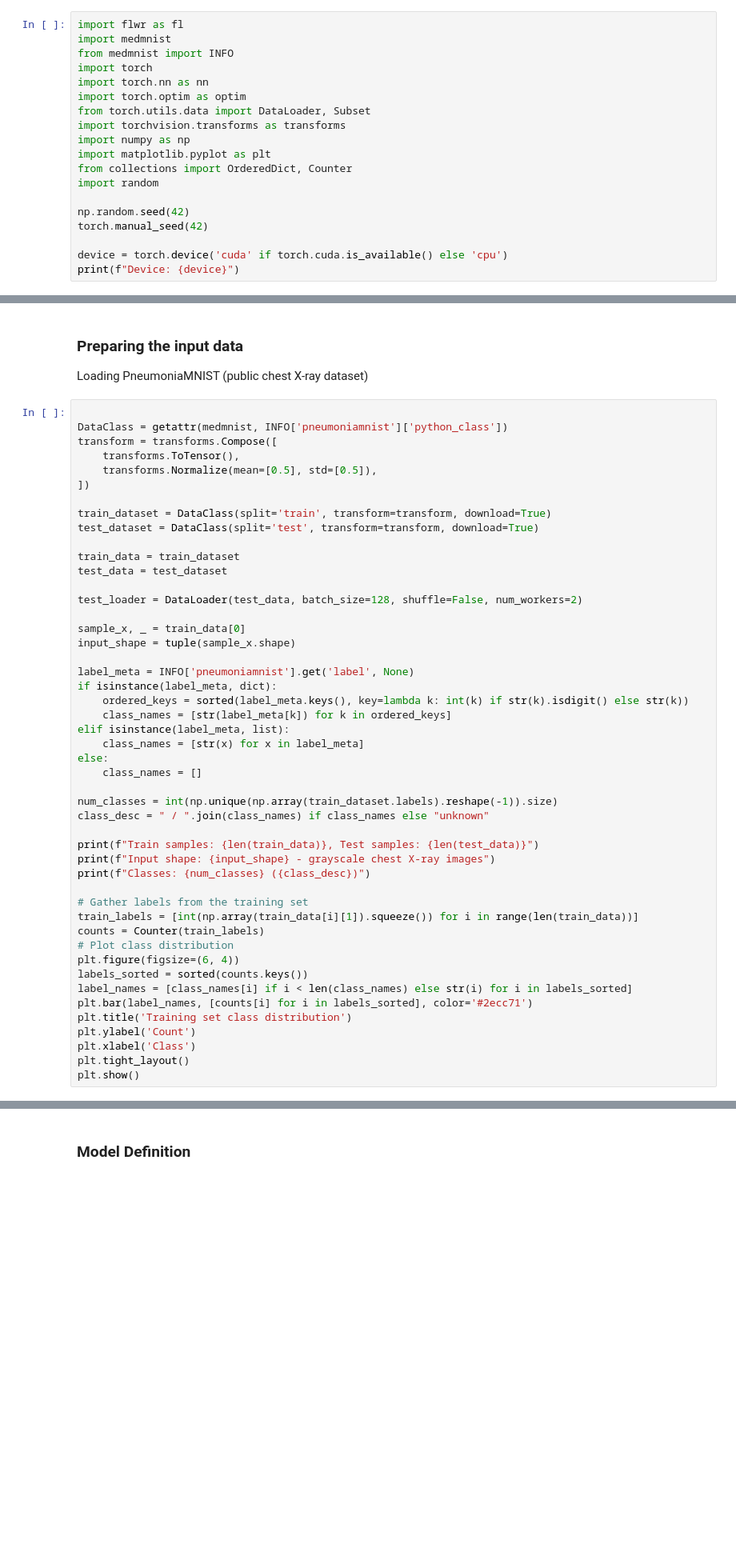
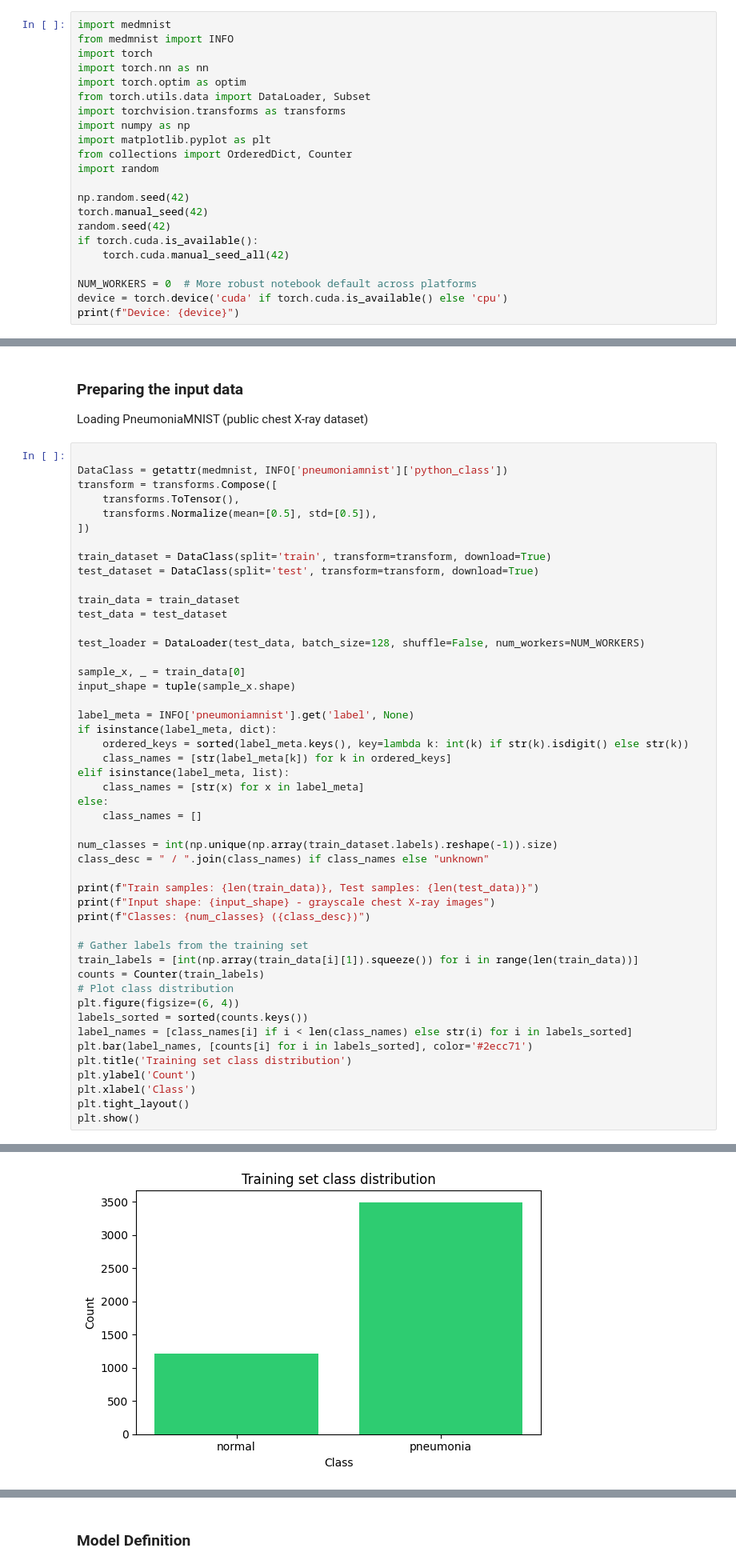
Before and after one commit to ELTE-DSED/Intro-Data-Security, a Jupyter notebook: module_08_defenses/Lab_8b_Federated_Learning_and_Adversarial_Training.ipynb, the cells around one changed output, grey strips where cells are left out. Shown at 80% size. Saved outputs shown, nothing was run; the diff lists cells and outputs as text; blank space fills up the shorter version.

```diff
--- a/module_08_defenses/Lab_8b_Federated_Learning_and_Adversarial_Training.ipynb
+++ b/module_08_defenses/Lab_8b_Federated_Learning_and_Adversarial_Training.ipynb
@@ -31,7 +33,6 @@ Before we start, please run the following to make sure that your environment is
 # %% [markdown]
 ### Dependencies
 # %%
-import flwr as fl
 import medmnist
 from medmnist import INFO
 import torch
@@ -46,6 +47,10 @@ import random
 
 np.random.seed(42)
 torch.manual_seed(42)
+random.seed(42)
+if torch.cuda.is_available():
+    torch.cuda.manual_seed_all(42)
 
+NUM_WORKERS = 0  # More robust notebook default across platforms
 device = torch.device('cuda' if torch.cuda.is_available() else 'cpu')
 print(f"Device: {device}")
@@ -67,7 +74,7 @@ test_dataset = DataClass(split='test', transform=transform, download=True)
 train_data = train_dataset
 test_data = test_dataset
 
-test_loader = DataLoader(test_data, batch_size=128, shuffle=False, num_workers=2)
+test_loader = DataLoader(test_data, batch_size=128, shuffle=False, num_workers=NUM_WORKERS)
 
 sample_x, _ = train_data[0]
 input_shape = tuple(sample_x.shape)
@@ -101,3 +108,4 @@ plt.ylabel('Count')
 plt.xlabel('Class')
 plt.tight_layout()
 plt.show()
+# %% [output]
@@ -104,3 +115,4 @@ plt.show()
+[figure, added]
 # %%
 # Show one example image per class (unnormalized for display)
 num_to_show = max(1, num_classes)
```
Also changed, not shown: parts of 10 cells of this notebook.
